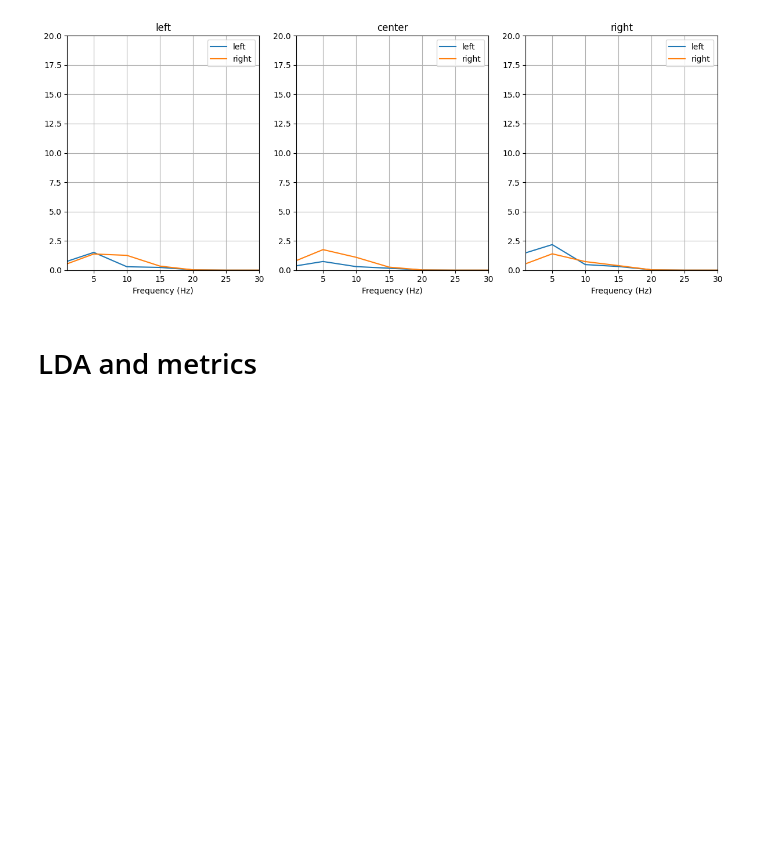
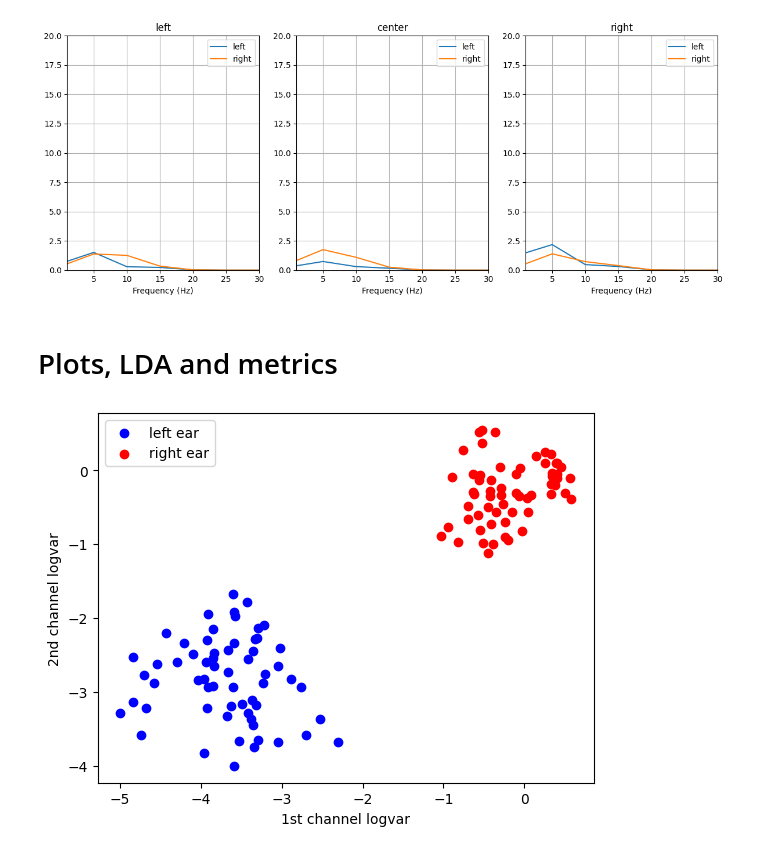
Before and after one commit to deltaC/EEG_Event_Classification, a Jupyter notebook: statistics_research.ipynb, the cells around one changed output. Saved outputs shown, nothing was run; the diff lists cells and outputs as text; code cells hidden in the pictures; blank space fills up the shorter version.

```diff
--- a/statistics_research.ipynb
+++ b/statistics_research.ipynb
@@ -274,4 +277,17 @@ trials_logvar = {'left': logvar(trials_csp['left'], axis=1),
 # %%
 stats.plot_logvar(trials_logvar, trials_filt)
 # %% [markdown]
-# LDA and metrics
+# Plots, LDA and metrics
+# %%
+"""
+Now we should vizualize our results.
+First, we're going to plot variances on the F3 and F4 channels for each point and check that it is some difference between them.
+"""
+plt.scatter(trials_logvar['left'][0,:], trials_logvar['left'][1, :], c='blue')
+plt.scatter(trials_logvar['right'][0,:], trials_logvar['right'][1, :], c='red')
+plt.xlabel('1st channel logvar')
+plt.ylabel('2nd channel logvar')
+plt.legend(['left ear', 'right ear'])
+plt.show()
+# %% [output]
+[figure, added]
```
Also changed, not shown: parts of 10 cells of this notebook.
